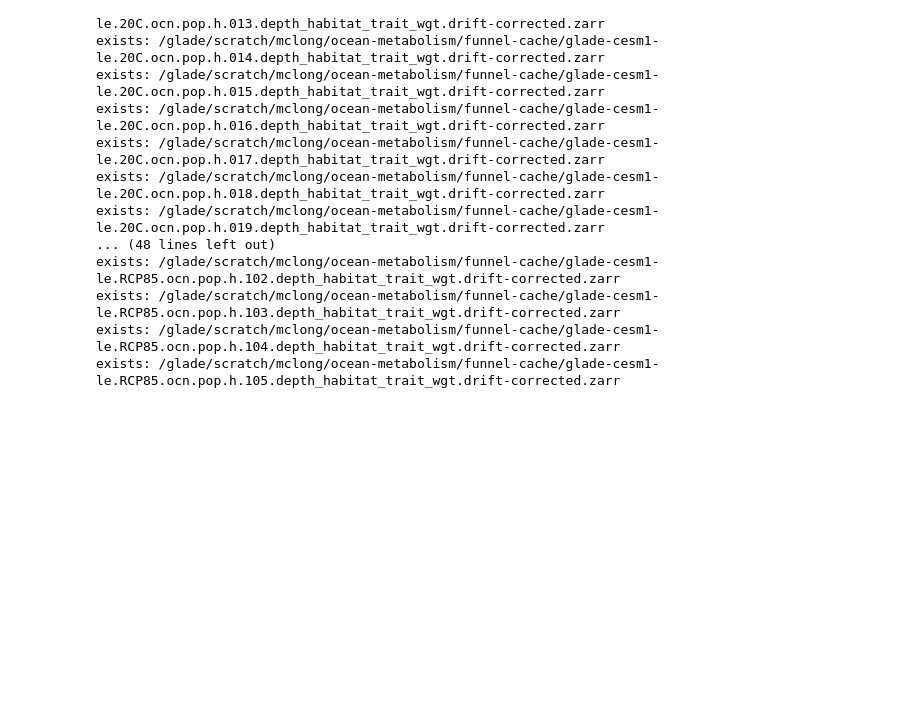
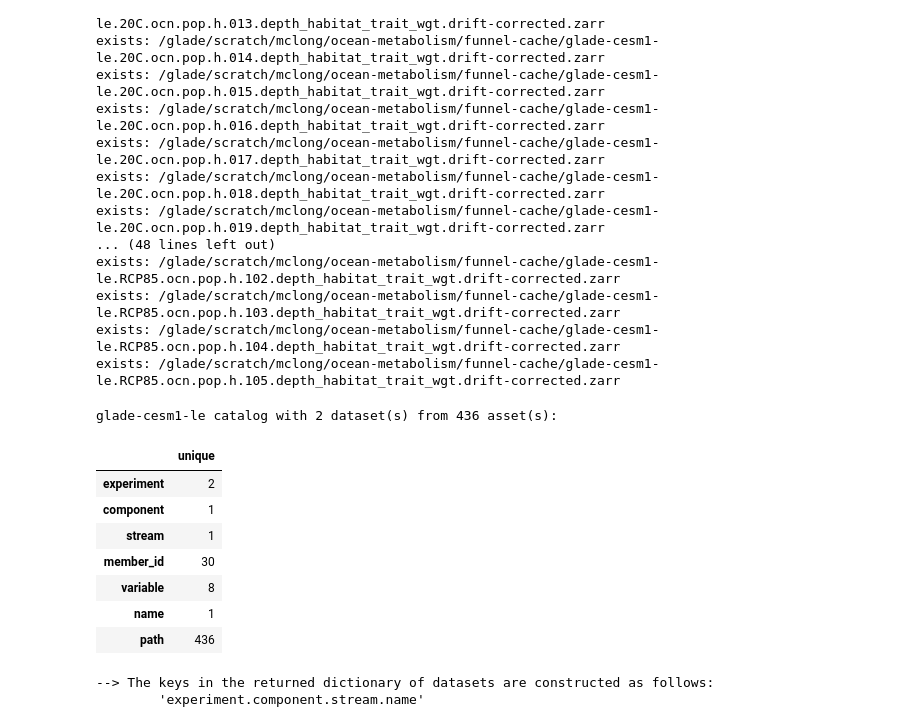
Before and after one commit to matt-long/aerobic-safety-margins, a Jupyter notebook: _sources/compute-habitat-cesm-le.ipynb, the cells around one changed output. Cells and saved outputs as stored; diff of their text form; code cells hidden in the pictures; blank space fills up the shorter version.

```diff
--- a/_sources/compute-habitat-cesm-le.ipynb
+++ b/_sources/compute-habitat-cesm-le.ipynb
@@ -237,3 +202,41 @@ exists: /glade/scratch/mclong/ocean-metabolism/funnel-cache/glade-cesm1-le.RCP85
 exists: /glade/scratch/mclong/ocean-metabolism/funnel-cache/glade-cesm1-le.RCP85.ocn.pop.h.103.depth_habitat_trait_wgt.drift-corrected.zarr
 exists: /glade/scratch/mclong/ocean-metabolism/funnel-cache/glade-cesm1-le.RCP85.ocn.pop.h.104.depth_habitat_trait_wgt.drift-corrected.zarr
 exists: /glade/scratch/mclong/ocean-metabolism/funnel-cache/glade-cesm1-le.RCP85.ocn.pop.h.105.depth_habitat_trait_wgt.drift-corrected.zarr
+# %%
+sub_spec = dict(
+    name='drift-corrected',
+    experiment=['20C', 'RCP85'],
+    member_id=[m for m in dc.ocean_bgc_member_ids if m not in [17, 103]],
+)
+
+catalog = funnel.to_intake_esm(agg_member_id=True).search(**sub_spec)
+catalog
+# %% [output]
+glade-cesm1-le catalog with 2 dataset(s) from 436 asset(s):
+|  | unique |
+| experiment | 2 |
+| component | 1 |
+| stream | 1 |
+| member_id | 30 |
+| variable | 8 |
+| name | 1 |
+| path | 436 |
+# %%
+def fix_dataset(ds):
+    ds['depth_habitat_trait_wgt'] = ds.depth_habitat_trait_wgt.where(ds.KMT > 0)
+    return ds.set_coords(['TLAT', 'TLONG'])
+
+
+cat = catalog.search(variable='depth_habitat_trait_wgt')
+dsets = cat.to_dataset_dict(preprocess=fix_dataset, zarr_kwargs={'use_cftime': True})
+dsets = {k: ds for k, ds in dsets.items()}
+
+
+exp_keys = ['20C.ocn.pop.h.drift-corrected', 'RCP85.ocn.pop.h.drift-corrected']
+ds = xr.concat([dsets[k] for k in exp_keys], dim='time', coords='minimal', compat='override')
+ds['TLAT'] = ds.TLAT[0, :, :]
+ds['TLONG'] = ds.TLONG[0, :, :]
+ds
+# %% [output]
+--> The keys in the returned dictionary of datasets are constructed as follows:
+        'experiment.component.stream.name'
```
Also changed, not shown: parts of 12 cells of this notebook, 42 other files.
